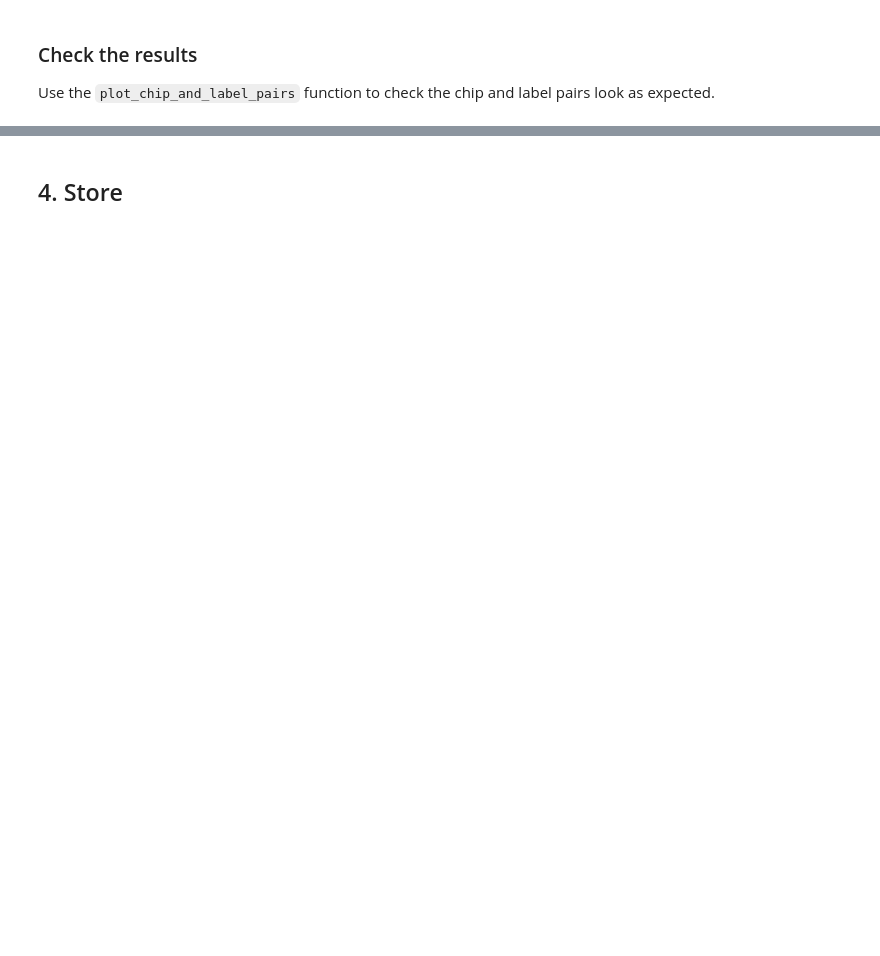
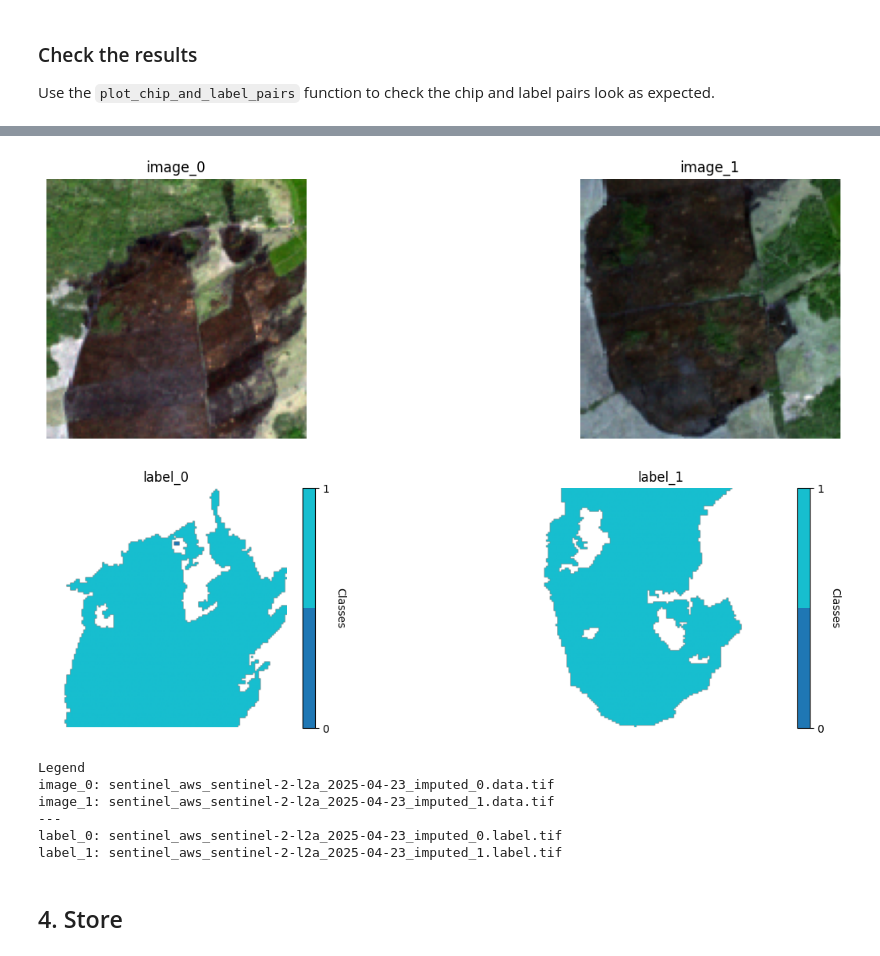
Before and after one commit to terrastackai/terrakit, a Jupyter notebook: docs/examples/labels_to_data.ipynb, the cells around one changed output, grey strips where cells are left out. Drawn from its saved outputs; the diff is of its cells as text; code cells hidden in the pictures; blank space fills up the shorter version.

```diff
--- a/docs/examples/labels_to_data.ipynb
+++ b/docs/examples/labels_to_data.ipynb
@@ -279,0 +543,23 @@ plot_chip_and_label_pairs(
+# %%
+# Check the tile dimensions before chipping
+import rasterio
+
+with rasterio.open(queried_data_classes[0]) as src:
+    print(f"Tile dimensions: {src.width} x {src.height}")
+    print(f"Tile shape: {src.shape}")
+
+# Use smaller chip size (128) since this example has a small area (~117x255 pixels)
+# This will create multiple chips for demonstration purposes
+chip_args_classes = {
+    "chip": {"sample_dim": 128},
+}
+
+res_classes = terrakit.chip_and_label_data(
+    dataset_name=CLASSES_DATASET_NAME,
+    sample_dim=chip_args_classes["chip"]["sample_dim"],
+    queried_data=queried_data_classes,
+    working_dir=CLASSES_WORKING_DIR,
+)
+
+print(f"\nTotal files returned: {len(res_classes)}")
+print(f"Files: {res_classes}")
@@ -280,3 +589,19 @@ plot_chip_and_label_pairs(
+# %%
+plot_chip_and_label_pairs(
+    res_classes,
+    bands=config_classes["download"]["data_sources"][0]["bands"],
+    samples=10,
+    no_data_value=-1,  # Set to -1 because we used set_no_data=True in download
+)
+# %% [output]
+[figure, added]
+[figure, added]
+Legend
+image_0: sentinel_aws_sentinel-2-l2a_2025-04-23_imputed_0.data.tif
+image_1: sentinel_aws_sentinel-2-l2a_2025-04-23_imputed_1.data.tif
+---
+label_0: sentinel_aws_sentinel-2-l2a_2025-04-23_imputed_0.label.tif
+label_1: sentinel_aws_sentinel-2-l2a_2025-04-23_imputed_1.label.tif
 # %% [markdown]
 ## 4. Store
 # %%
```
Also changed, not shown: parts of 30 cells of this notebook, 28 other files.
